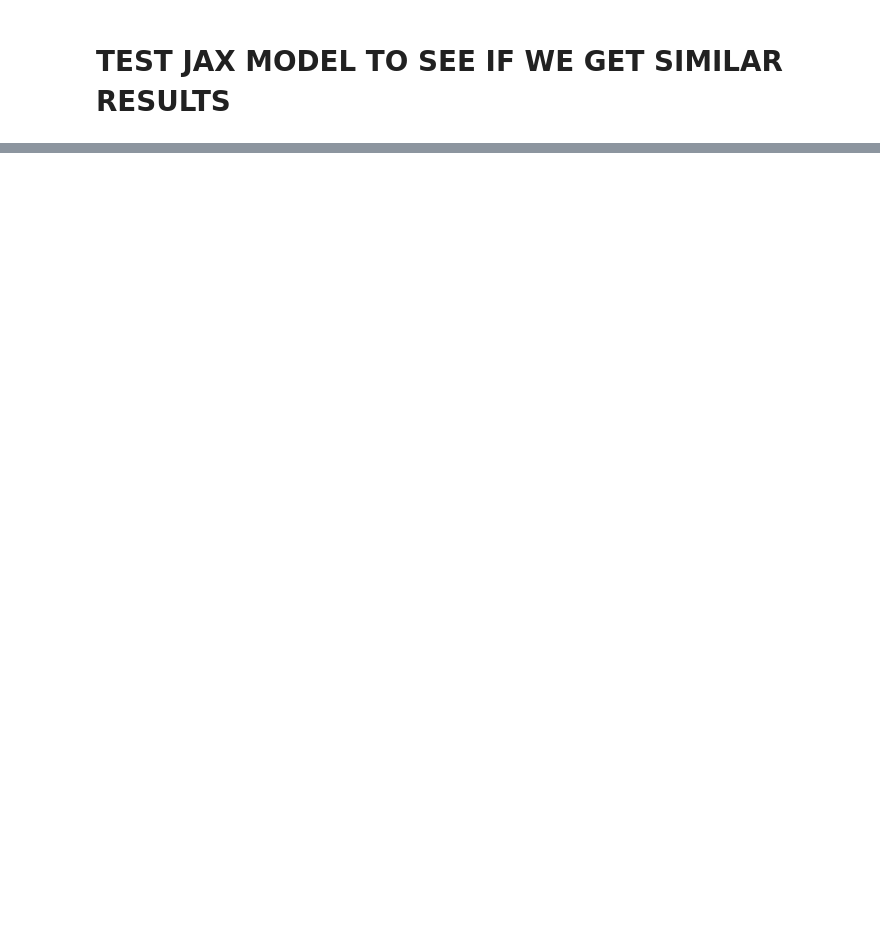
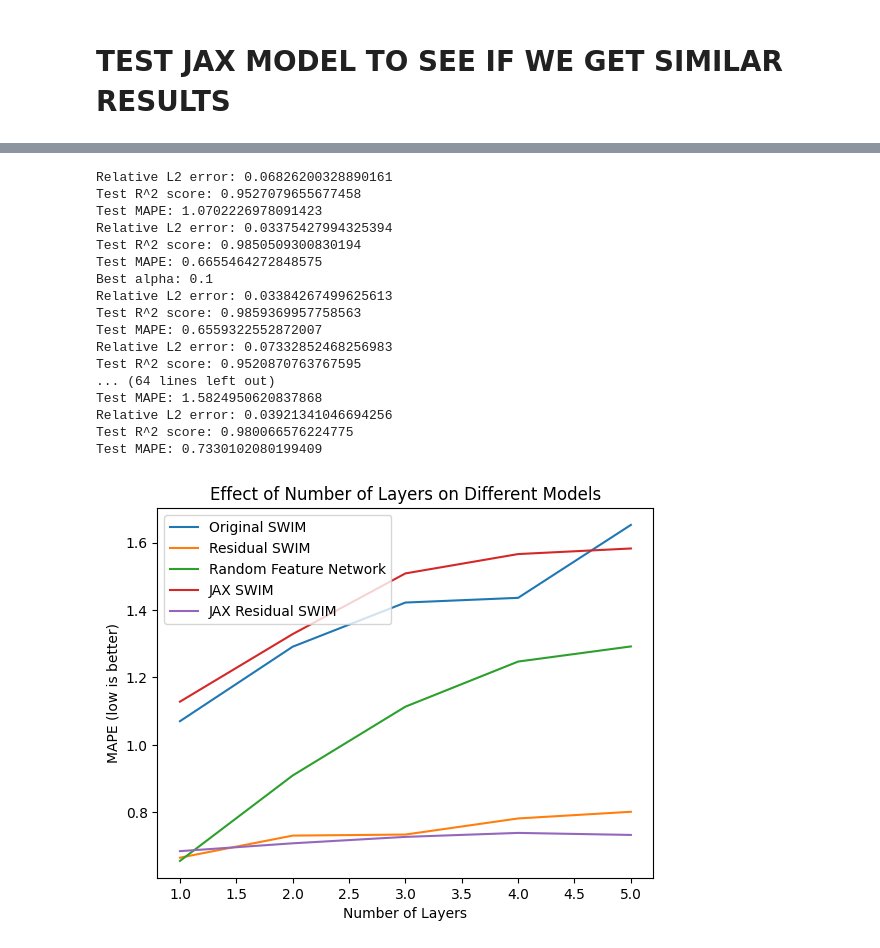
Before and after one commit to nikitazozoulenko/Zephyrox, a Jupyter notebook: jax_based/SWIM/playground.ipynb, the cells around one changed output, grey strips where cells are left out. Cells and saved outputs as stored; diff of their text form; code cells hidden in the pictures; blank space fills up the shorter version.

```diff
--- a/jax_based/SWIM/playground.ipynb
+++ b/jax_based/SWIM/playground.ipynb
@@ -336,0 +378,69 @@ alpha: 0.5
+# %%
+# Define the number of layers to test
+num_layers = [1, 2, 3, 4, 5]
+
+# Initialize lists to store the evaluation scores for each model
+original_swim_scores = []
+residual_swim_scores = []
+random_feature_scores = []
+jax_swim_scores = []
+jax_residual_swim_scores = []
+
+# Evaluate the models for each number of layers
+for n_layers in num_layers:
+    # Evaluate the original SWIM model
+    model, _ = train_sampling(n_layers=n_layers, n_width=n_width, x_train=train_W, y_train=train_OU)
+    pred = model.predict(test_W)
+    original_swim_scores.append(eval_scores(pred, test_OU))
+
+    # Evaluate the residual SWIM model
+    model, _ = train_sampling(n_layers=n_layers, n_width=n_width, x_train=train_W, y_train=train_OU, SWIM=DenseResSWIM)
+    pred = model.predict(test_W)
+    residual_swim_scores.append(eval_scores(pred, test_OU))
+
+    # Evaluate the random feature network model
+    model = random_MLP(in_channels=n_steps-1, n_layers=n_layers, n_width=n_width)
+    model.fit(train_W, train_OU)
+    pred = model.predict(test_W)
+    random_feature_scores.append(eval_scores(pred, test_OU))
+
+    # Evaluate the JAX SWIM model
+    swim_model, ridge = train_sampling_JAX(n_layers=n_layers, n_width=n_width, x_train=train_W, y_train=train_OU)
+    pred = ridge.predict(np.array(swim_model.transform(test_W)))
+    jax_swim_scores.append(eval_scores(pred, test_OU))
+
+    # Evaluate the JAX residual SWIM model
+    swim_model, ridge = train_sampling_JAX(n_layers=n_layers, n_width=n_width, x_train=train_W, y_train=train_OU, add_residual=True)
+    pred = ridge.predict(np.array(swim_model.transform(test_W)))
+    jax_residual_swim_scores.append(eval_scores(pred, test_OU))
+
+# Plot the evaluation scores for each model
+plt.plot(num_layers, original_swim_scores, label='Original SWIM')
+plt.plot(num_layers, residual_swim_scores, label='Residual SWIM')
+plt.plot(num_layers, random_feature_scores, label='Random Feature Network')
+plt.plot(num_layers, jax_swim_scores, label='JAX SWIM')
+plt.plot(num_layers, jax_residual_swim_scores, label='JAX Residual SWIM')
+plt.xlabel('Number of Layers')
+plt.ylabel('MAPE (low is better)')
+plt.title('Effect of Number of Layers on Different Models')
+plt.legend()
+plt.show()
+# %% [output]
+Relative L2 error: 0.06826200328890161
+Test R^2 score: 0.9527079655677458
+Test MAPE: 1.0702226978091423
+Relative L2 error: 0.03375427994325394
+Test R^2 score: 0.9850509300830194
+Test MAPE: 0.6655464272848575
+Best alpha: 0.1
+Relative L2 error: 0.03384267499625613
+Test R^2 score: 0.9859369957758563
+Test MAPE: 0.6559322552872007
+Relative L2 error: 0.07332852468256983
+Test R^2 score: 0.9520870763767595
+... (64 lines left out)
+Test MAPE: 1.5824950620837868
+Relative L2 error: 0.03921341046694256
+Test R^2 score: 0.980066576224775
+Test MAPE: 0.7330102080199409
+[figure, added]
```
Also changed, not shown: parts of 11 cells of this notebook, 3 other files.
